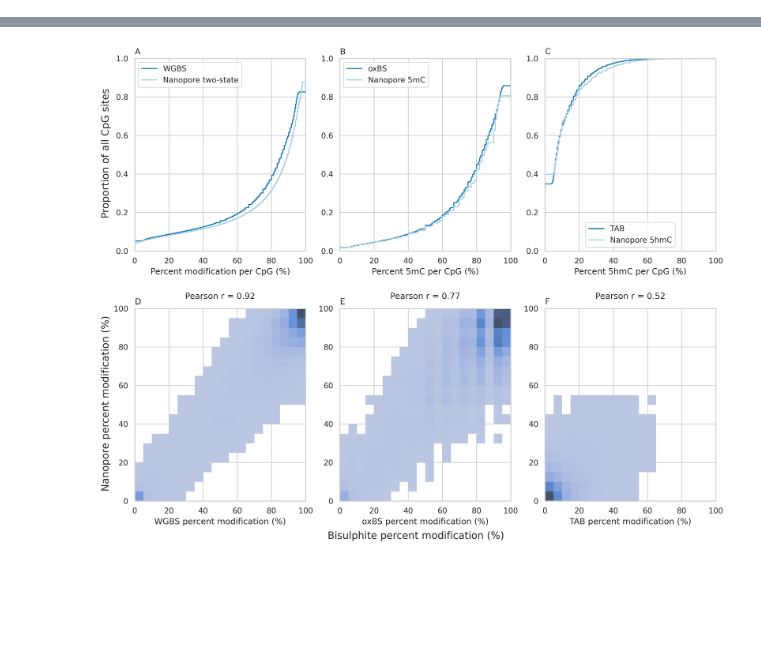
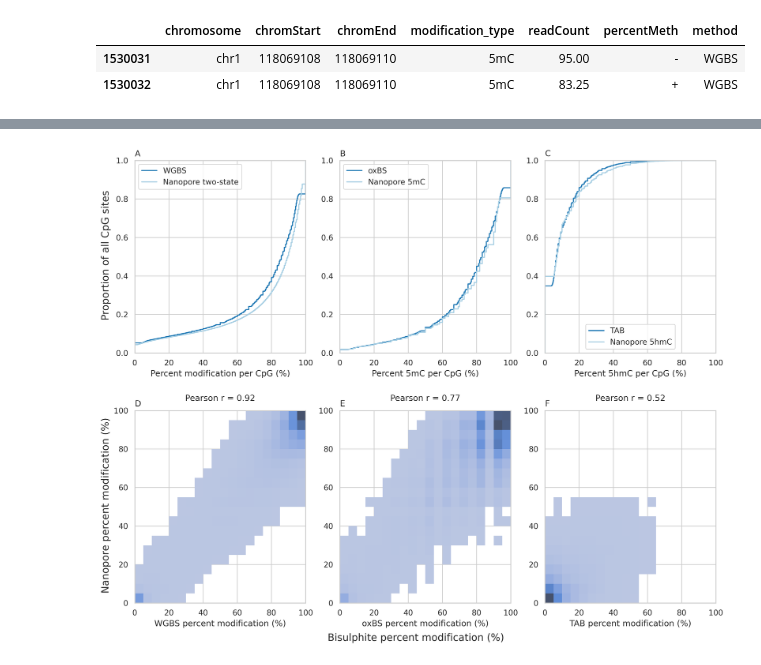
Before and after one commit to DominicOH/Analysis-of-nanopore-epigenetic-sequencing, a Jupyter notebook: Figures.ipynb, the cells around one changed output, grey strips where cells are left out. Drawn from its saved outputs; the diff is of its cells as text; code cells hidden in the pictures; blank space fills up the shorter version.

```diff
--- a/Figures.ipynb
+++ b/Figures.ipynb
@@ -38,3 +54,9 @@ else:
+# %%
+wgbs_df.loc[wgbs_df["chromStart"] == 118069108]
+# %% [output]
+|  | chromosome | chromStart | chromEnd | modification_type | readCount | percentMeth | method |
+| 1530031 | chr1 | 118069108 | 118069110 | 5mC | 95.00 | - | WGBS |
+| 1530032 | chr1 | 118069108 | 118069110 | 5mC | 83.25 | + | WGBS |
 # %%
 from scipy import stats
 
```
Also changed, not shown: parts of 11 cells of this notebook, 1 other file.
